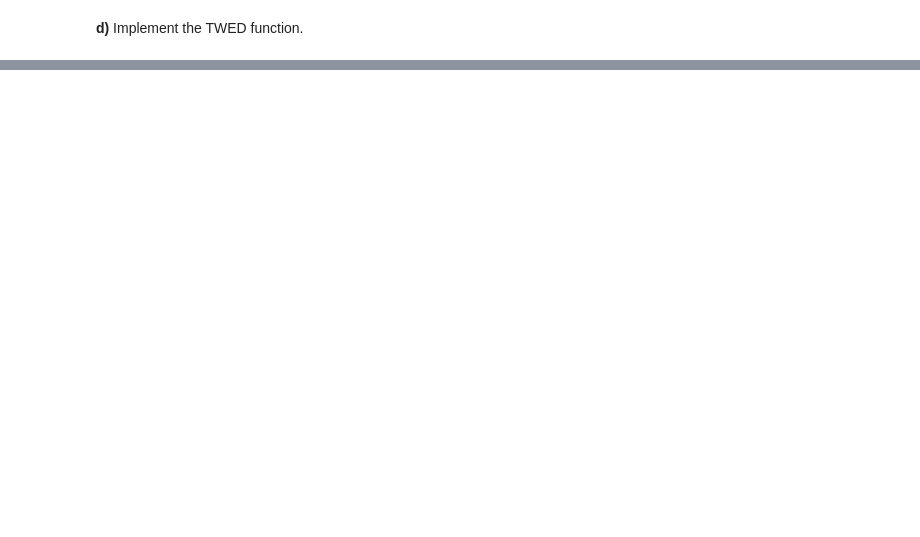
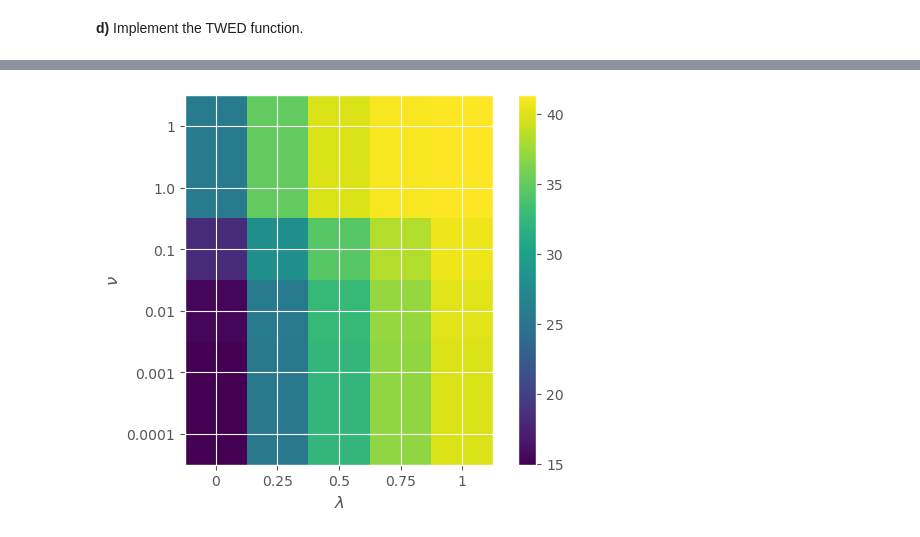
Before and after one commit to KlaraGtknst/TSDM_WS23_34, a Jupyter notebook: Exercise_06_Similarity.ipynb, the cells around one changed output, grey strips where cells are left out. Saved outputs shown, nothing was run; the diff lists cells and outputs as text; code cells hidden in the pictures; blank space fills up the shorter version.

```diff
--- a/Exercise_06_Similarity.ipynb
+++ b/Exercise_06_Similarity.ipynb
@@ -298,0 +389,10 @@ ts_2 = TS_2(x1=5, samples=50)
+# %%
+plt.imshow(distances, origin='lower')
+plt.xlabel('$\lambda$')
+plt.ylabel('$\\nu$')
+plt.xticks(ticks=range(len(lambdas)), labels=lambdas)
+plt.yticks(ticks=range(len(nus)), labels=nus)
+plt.colorbar()
+plt.show()
+# %% [output]
+[figure, added]
```
Also changed, not shown: parts of 16 cells of this notebook.
